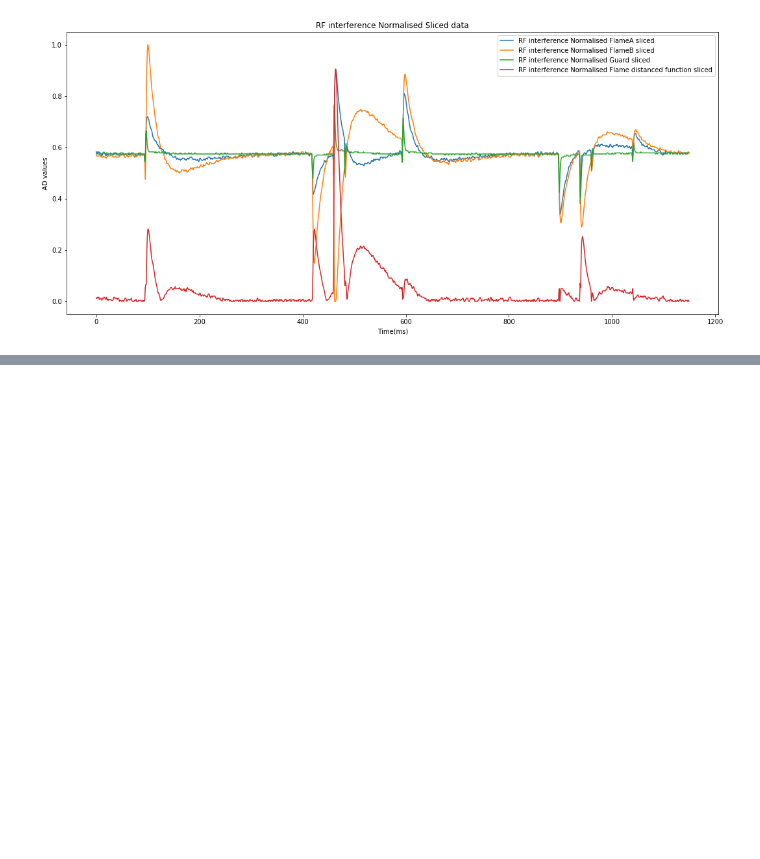
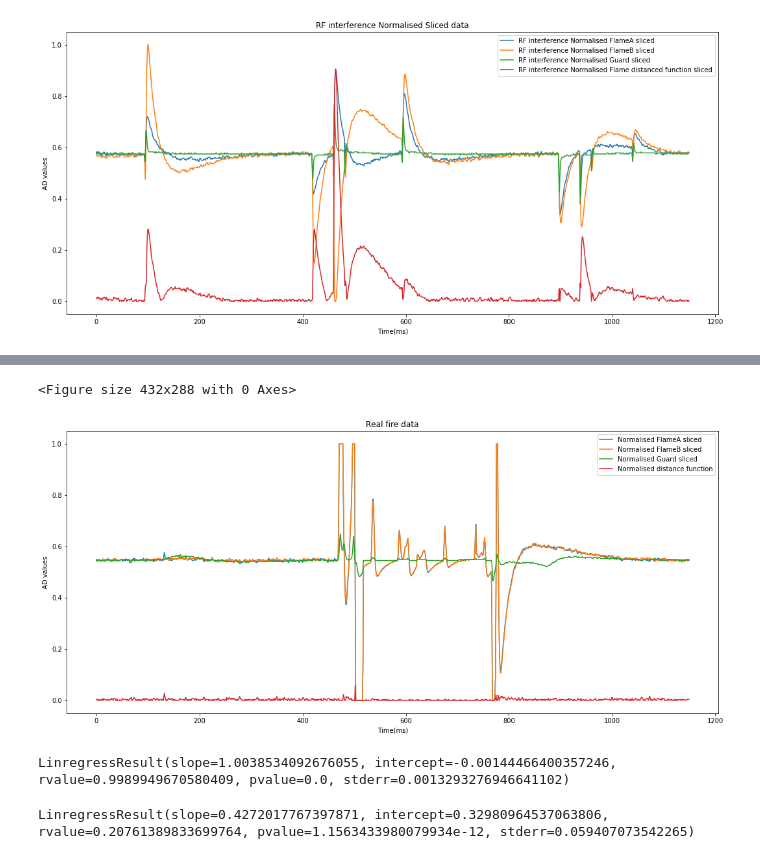
Before and after one commit to dsikar/msc-data-science, a Jupyter notebook: INM430/coursework/Filtering-Algorithms.ipynb, the cells around one changed output, grey strips where cells are left out. Saved outputs shown, nothing was run; the diff lists cells and outputs as text; code cells hidden in the pictures; blank space fills up the shorter version.

Commit message:
Added filtering linear regression.

```diff
--- a/INM430/coursework/Filtering-Algorithms.ipynb
+++ b/INM430/coursework/Filtering-Algorithms.ipynb
@@ -319,0 +377,35 @@ plt.show()
+# %%
+# That looks the same, now we can add our distance feature
+# We start by concatenating the distance function array to our multidimensional array
+# NB we are using the same array indexes as the interference data
+FireNd = np.abs(FireArr[:,idxFaNorm].reshape(FireArr[:,idxFaNorm].size, 1) - FireArr[:,idxFbNorm].reshape(FireArr[:,idxFbNorm].size, 1))
+FireArr = np.concatenate((FireArr,FireNd), axis=1)
+# %%
+plt.clf()
+plt.figure(figsize=(18,8))
+plt.plot(FireArr[:,idxFaNorm], label='Normalised FlameA sliced')
+plt.plot(FireArr[:,idxFbNorm], label='Normalised FlameB sliced')
+plt.plot(FireArr[:,idxGNorm], label='Normalised Guard sliced')
+plt.plot(FireArr[:,idxFNd], label='Normalised distance function')
+plt.xlabel('Time(ms)')
+plt.ylabel('AD values')
+plt.title("Real fire data")
+plt.legend()
+plt.show()
+# %% [output]
+<Figure size 432x288 with 0 Axes>
+[figure, added]
+# %%
+# At this point we see that the distance function has a lot less variance in the real fire data, compared to interference
+# data. We can take the maximum distance of the fire data distance function, and use it as a marker for the interference
+# data, any distance found to be greater, can be smoothed.
+# Before we do so, we will build a linear regression model, to compare the analogue signals of Flame A and Flame B in both
+# datasets
+from scipy.stats import linregress
+linregress(FireArr[:,idxFaNorm],FireArr[:,idxFbNorm])
+# %% [output]
+LinregressResult(slope=1.0038534092676055, intercept=-0.00144466400357246, rvalue=0.9989949670580409, pvalue=0.0, stderr=0.0013293276946641102)
+# %%
+linregress(Farr[:,idxFaNorm],Farr[:,idxFbNorm])
+# %% [output]
+LinregressResult(slope=0.4272017767397871, intercept=0.32980964537063806, rvalue=0.20761389833699764, pvalue=1.1563433980079934e-12, stderr=0.059407073542265)
```
Also changed, not shown: parts of 10 cells of this notebook.
